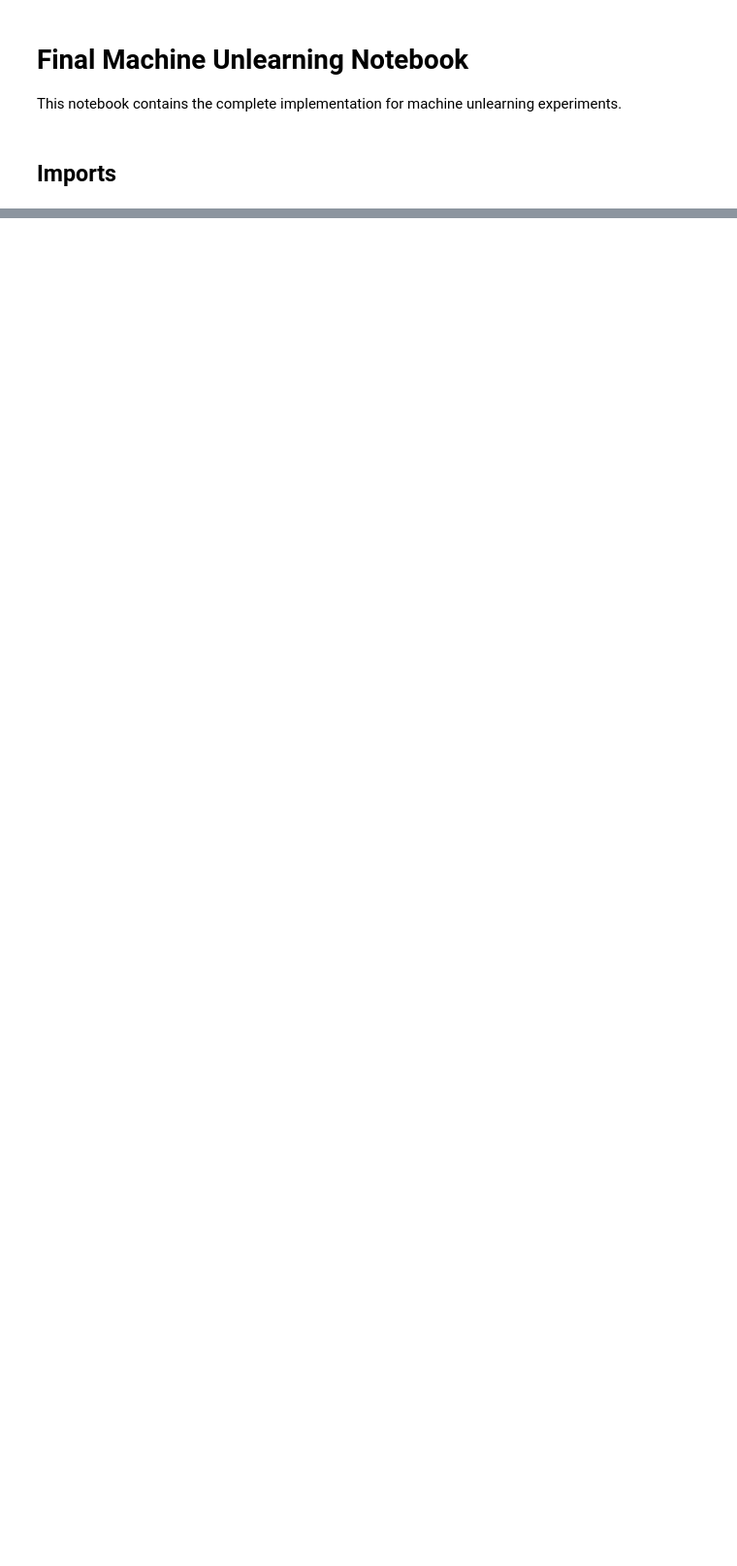
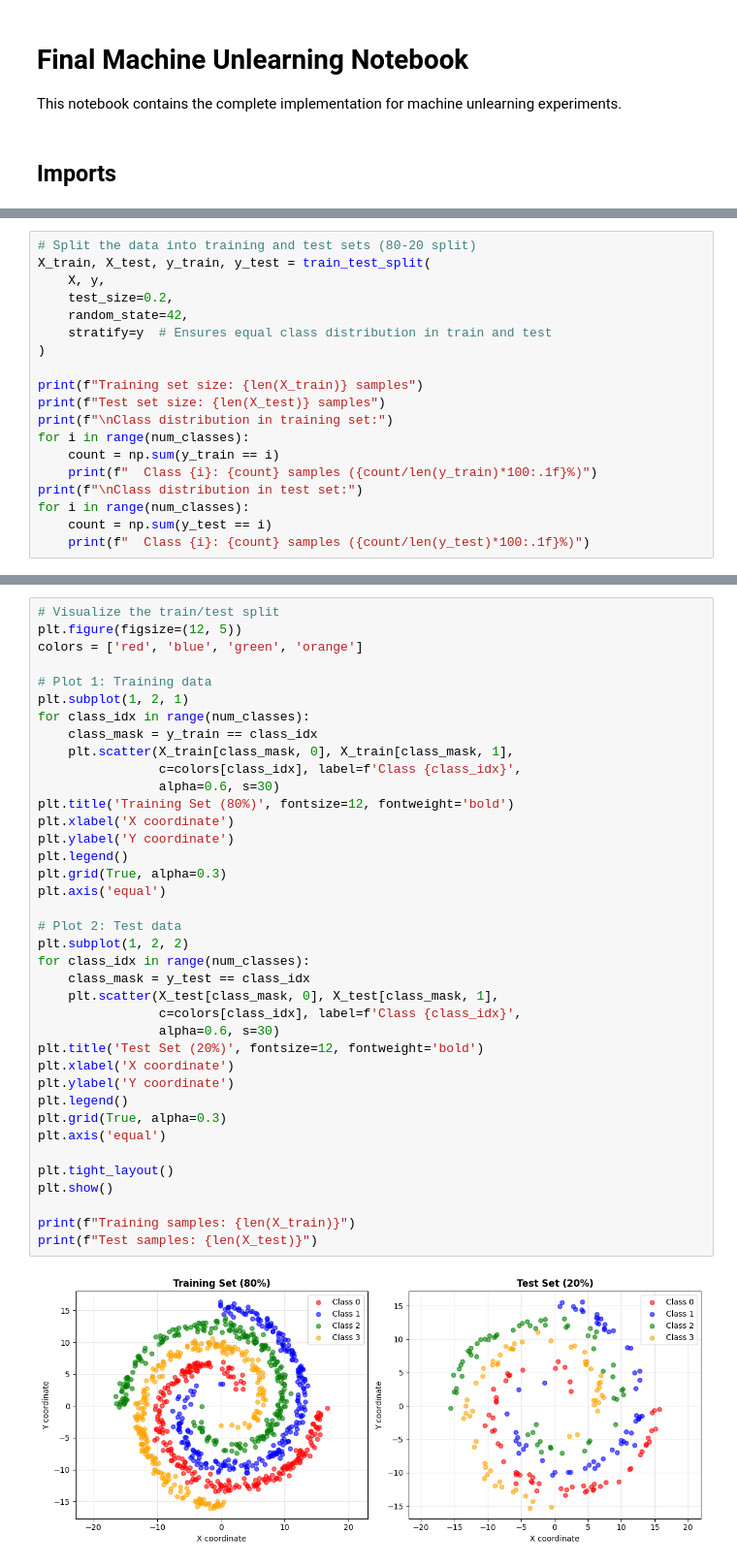
Before and after one commit to em1ttal/TFG, a Jupyter notebook: Codes/notebooks/final_notebook.ipynb, the cells around one changed output, grey strips where cells are left out. Shown: that part at 97% size. Drawn from its saved outputs; the diff is of its cells as text; blank space fills up the shorter version.

```diff
--- a/Codes/notebooks/final_notebook.ipynb
+++ b/Codes/notebooks/final_notebook.ipynb
@@ -103,0 +203,19 @@ plt.show()
+# %%
+# Split the data into training and test sets (80-20 split)
+X_train, X_test, y_train, y_test = train_test_split(
+    X, y,
+    test_size=0.2,
+    random_state=42,
+    stratify=y  # Ensures equal class distribution in train and test
+)
+
+print(f"Training set size: {len(X_train)} samples")
+print(f"Test set size: {len(X_test)} samples")
+print(f"\nClass distribution in training set:")
+for i in range(num_classes):
+    count = np.sum(y_train == i)
+    print(f"  Class {i}: {count} samples ({count/len(y_train)*100:.1f}%)")
+print(f"\nClass distribution in test set:")
+for i in range(num_classes):
+    count = np.sum(y_test == i)
+    print(f"  Class {i}: {count} samples ({count/len(y_test)*100:.1f}%)")
@@ -103,0 +245,40 @@ plt.show()
+# %%
+# Visualize the train/test split
+plt.figure(figsize=(12, 5))
+colors = ['red', 'blue', 'green', 'orange']
+
+# Plot 1: Training data
+plt.subplot(1, 2, 1)
+for class_idx in range(num_classes):
+    class_mask = y_train == class_idx
+    plt.scatter(X_train[class_mask, 0], X_train[class_mask, 1],
+                c=colors[class_idx], label=f'Class {class_idx}',
+                alpha=0.6, s=30)
+plt.title('Training Set (80%)', fontsize=12, fontweight='bold')
+plt.xlabel('X coordinate')
+plt.ylabel('Y coordinate')
+plt.legend()
+plt.grid(True, alpha=0.3)
+plt.axis('equal')
+
+# Plot 2: Test data
+plt.subplot(1, 2, 2)
+for class_idx in range(num_classes):
+    class_mask = y_test == class_idx
+    plt.scatter(X_test[class_mask, 0], X_test[class_mask, 1],
+                c=colors[class_idx], label=f'Class {class_idx}',
+                alpha=0.6, s=30)
+plt.title('Test Set (20%)', fontsize=12, fontweight='bold')
+plt.xlabel('X coordinate')
+plt.ylabel('Y coordinate')
+plt.legend()
+plt.grid(True, alpha=0.3)
+plt.axis('equal')
+
+plt.tight_layout()
+plt.show()
+
+print(f"Training samples: {len(X_train)}")
+print(f"Test samples: {len(X_test)}")
+# %% [output]
+[figure, added]
```
Also changed, not shown: parts of 37 cells of this notebook, 4 other files.
